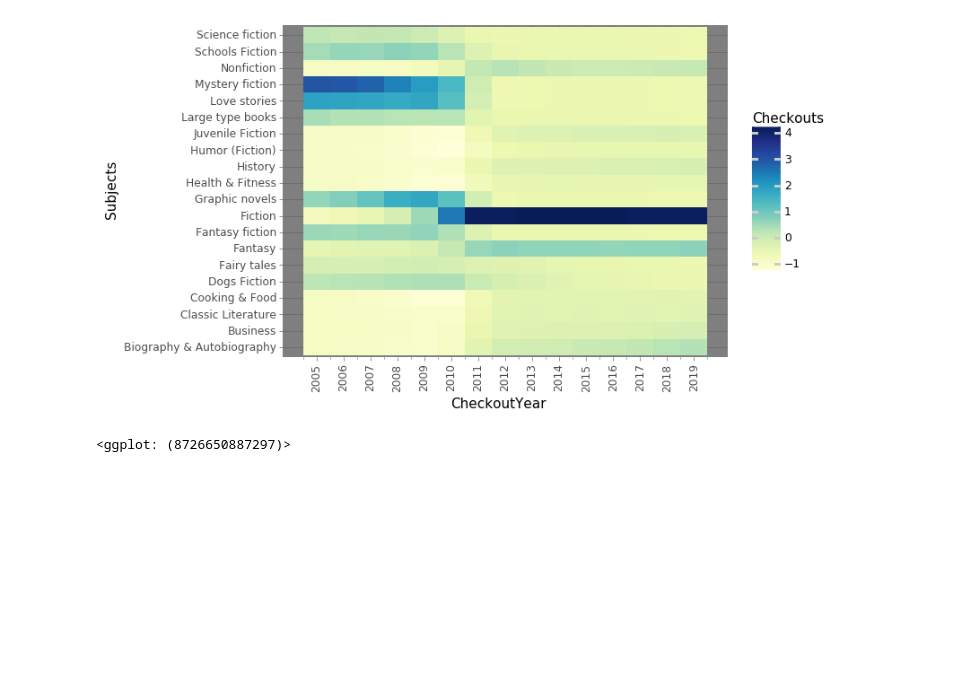
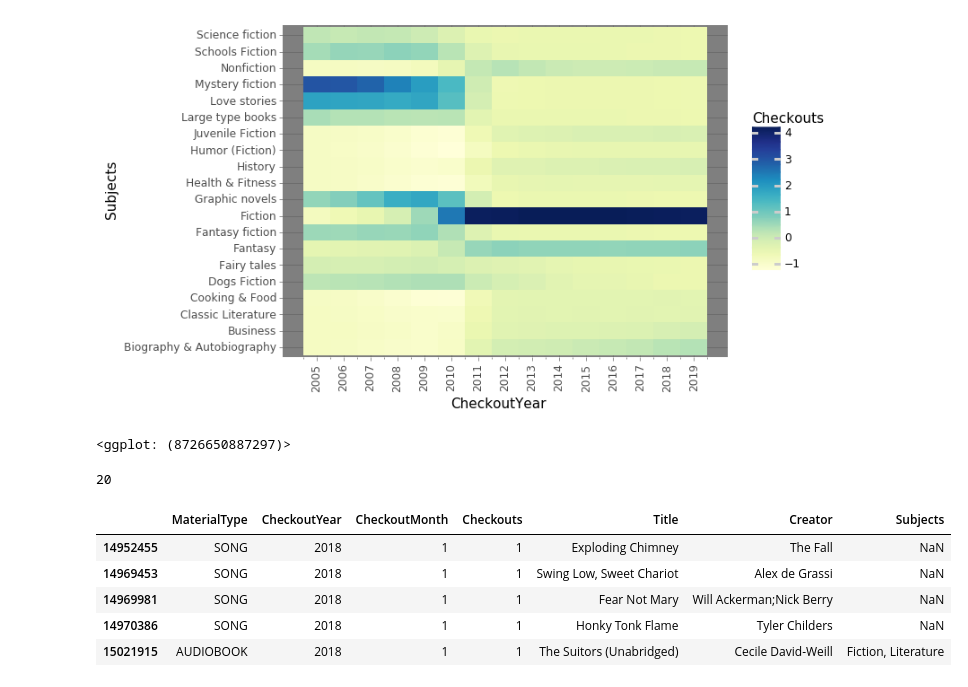
Before and after one commit to rishikanthc/Data-Stories, a Jupyter notebook: seattle-library/exploratory analysis.ipynb, the cells around one changed output. Cells and saved outputs as stored; diff of their text form; code cells hidden in the pictures; blank space fills up the shorter version.

```diff
--- a/seattle-library/exploratory analysis.ipynb
+++ b/seattle-library/exploratory analysis.ipynb
@@ -266,19 +253,36 @@ g
 [figure]
 <ggplot: (8726650887297)>
 # %%
-cols = ['MaterialType', 'CheckoutMonth','Checkouts', 'Subjects']
+cols = ['MaterialType', 'CheckoutMonth', 'CheckoutYear', 'Checkouts', 'Subjects', 'Title', 'Creator']
 pd_chunks = pd.read_csv('Checkouts_by_Title.csv', chunksize=500000, usecols=cols)
 
 checkout_dfs = []
 
 for chunk in pd_chunks:
-    df = (pd.DataFrame(chunk)
-          .set_index('MaterialType')
-          .loc[['BOOK', 'EBOOK', 'AUDIOBOOK'], ['CheckoutMonth', 'Checkouts', 'Subjects']]
-#           .dropna(subset=['Subjects'])
-          .assign(Subjects = lambda x: x.Subjects.str.partition(',')[0])
-         )
+    df = pd.DataFrame(chunk)
+    df = df[(df.CheckoutYear == 2018) | (df.CheckoutYear == 2019)]
+#     df = (pd.DataFrame(chunk)
+#           .set_index('CheckoutYear','MaterialType')
+#           .loc[(['2010', '2019'], ['BOOK', 'EBOOK', 'AUDIOBOOK'])]
+# #           .dropna(subset=['Subjects'])
+#           .assign(Subjects = lambda x: x.Subjects.str.partition(',')[0])
+#          )
 
     checkout_dfs.append(df)
 # %%
 checkouts = pd.concat(checkout_dfs)
+# %%
+del(checkout_dfs)
+del(df)
+gc.collect()
+# %% [output]
+20
+# %%
+checkouts.head()
+# %% [output]
+|  | MaterialType | CheckoutYear | CheckoutMonth | Checkouts | Title | Creator | Subjects |
+| 14952455 | SONG | 2018 | 1 | 1 | Exploding Chimney | The Fall | NaN |
+| 14969453 | SONG | 2018 | 1 | 1 | Swing Low, Sweet Chariot | Alex de Grassi | NaN |
+| 14969981 | SONG | 2018 | 1 | 1 | Fear Not Mary | Will Ackerman;Nick Berry | NaN |
+| 14970386 | SONG | 2018 | 1 | 1 | Honky Tonk Flame | Tyler Childers | NaN |
+| 15021915 | AUDIOBOOK | 2018 | 1 | 1 | The Suitors (Unabridged) | Cecile David-Weill | Fiction, Literature |
```
Also changed, not shown: parts of 10 cells of this notebook.
